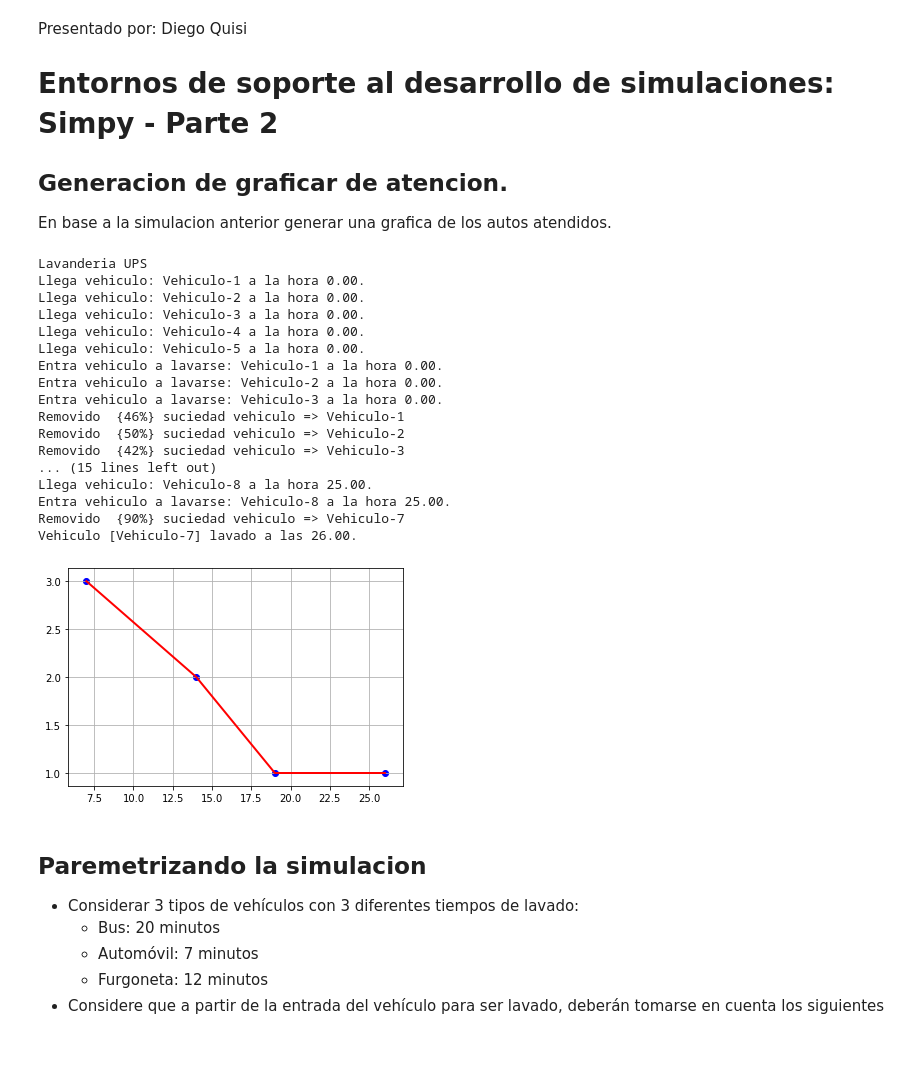
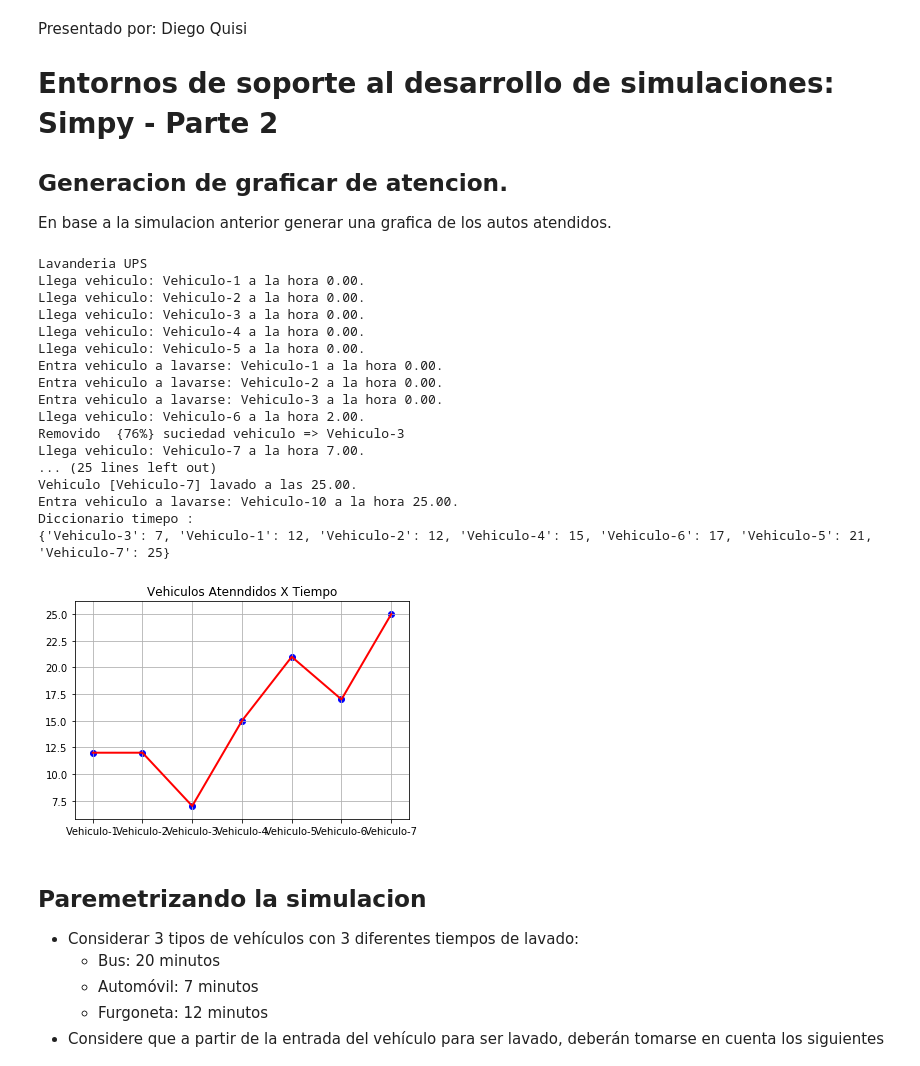
Before and after one commit to dquisi/SimulacionPython, a Jupyter notebook: SimuladorEventosSympyParte2.ipynb, the cells around one changed output. Cells and saved outputs as stored; diff of their text form; code cells hidden in the pictures.

```diff
--- a/SimuladorEventosSympyParte2.ipynb
+++ b/SimuladorEventosSympyParte2.ipynb
@@ -19,9 +19,9 @@ MAX_VEHICULOS = 57
 # Total de maquinas de lavado con que cuenta el negocio
 NUM_MAQUINAS = 3
 # Tiempo que tarda en lavarse un vehiculo (minutos)
-TIEMPO_LAVADO = 7
+TIEMPO_LAVADO = 10
 # Intervalo de tiempo en que llegan vehiculos (minutos)
-INTERVALO_LLEGADA = 9
+INTERVALO_LLEGADA = 3
 # Tiempo de simulación
 TIEMPO_SIMULACION = 27
 
@@ -47,7 +47,7 @@ class Lavanderia(object):
         # ya que esta ultima bloquea el hilo de ejecucion durante 't' unidades de tiempo,
         # mientras que 'yield' no bloquea el hilo de ejecucion, solo lo suspende mientras
         # el evento de 'lavado' se realice
-        yield self.env.timeout(TIEMPO_LAVADO)
+        yield self.env.timeout(random.randint(TIEMPO_LAVADO-5, TIEMPO_LAVADO+5))
 
         # Simulamos que se ha limpiado parte (%) de la suciedad del vehiculo
         # Para el % generamos un entero entre 30 y 90
@@ -71,12 +71,8 @@ def llegada_vehiculo(env, nombre, lavanderia):
         # Una vez que termina la llamada con 'yield', se indica que se ha lavado el vehiculo
         print('Vehiculo [%s] lavado a las %.2f.' % (nombre, env.now))
 
-        k=env.now
-    if k in tiempo:
-        tiempo[k]=tiempo[k]+1
-    else:
-        tiempo[k]=1
 
+        tiempo[nombre]=env.now
 
 
 def ejecutar_simulacion(env, num_maquinas, tiempo_lavado, intervalo):
@@ -93,8 +89,6 @@ def ejecutar_simulacion(env, num_maquinas, tiempo_lavado, intervalo):
         env.process(llegada_vehiculo(env,'Vehiculo-%d'%(i+1),lavanderia))
 
 print('Lavanderia UPS')
-# Inicializamos la semilla aleatoria
-random.seed(77)
 
 # Creamos el entorno de simulacion
 env=simpy.Environment()
@@ -102,6 +96,10 @@ env.process(ejecutar_simulacion(env, NUM_MAQUINAS, TIEMPO_LAVADO, INTERVALO_LLEG
 
 # Ejecutamos el proceso durante el tiempo de simulacion
 env.run(until = TIEMPO_SIMULACION)
+
+
+print("Diccionario timepo :")
+print(tiempo)
 # %% [output]
 Lavanderia UPS
 Llega vehiculo: Vehiculo-1 a la hora 0.00.
@@ -112,24 +110,25 @@ Llega vehiculo: Vehiculo-5 a la hora 0.00.
 Entra vehiculo a lavarse: Vehiculo-1 a la hora 0.00.
 Entra vehiculo a lavarse: Vehiculo-2 a la hora 0.00.
 Entra vehiculo a lavarse: Vehiculo-3 a la hora 0.00.
-Removido  {46%} suciedad vehiculo => Vehiculo-1
-Removido  {50%} suciedad vehiculo => Vehiculo-2
-Removido  {42%} suciedad vehiculo => Vehiculo-3
-... (15 lines left out)
-Llega vehiculo: Vehiculo-8 a la hora 25.00.
-Entra vehiculo a lavarse: Vehiculo-8 a la hora 25.00.
-Removido  {90%} suciedad vehiculo => Vehiculo-7
-Vehiculo [Vehiculo-7] lavado a las 26.00.
+Llega vehiculo: Vehiculo-6 a la hora 2.00.
+Removido  {76%} suciedad vehiculo => Vehiculo-3
+Llega vehiculo: Vehiculo-7 a la hora 7.00.
+... (25 lines left out)
+Vehiculo [Vehiculo-7] lavado a las 25.00.
+Entra vehiculo a lavarse: Vehiculo-10 a la hora 25.00.
+Diccionario timepo :
+{'Vehiculo-3': 7, 'Vehiculo-1': 12, 'Vehiculo-2': 12, 'Vehiculo-4': 15, 'Vehiculo-6': 17, 'Vehiculo-5': 21, 'Vehiculo-7': 25}
 # %%
 # Generamos la grafica
-datos=sorted(tiempo.items())
-x, y =zip(*datos)
-pp.plot(x,y,linewidth=2,color='red')
-pp.scatter(x,y,color='blue')
-pp.grid(True)
-pp.show()
+datos=sorted(tiempo.items()) # Ordenamos los datos
+x, y =zip(*datos) # Obtener x(tiempo - clave) y el y(Numero de vehiculos atendidos - valor)
+pp.plot(x,y,linewidth=2,color='red') #Dibujamos las lineas
+pp.scatter(x,y,color='blue') # Dibujamos los puntos (x,y)
+pp.title("Vehiculos Atenndidos X Tiempo")
+pp.grid(True) #Generamos una cuadricula
+pp.show() #Mostramos el grafico
 # %% [output]
-[figure, old version]
+[figure, new version]
 # %% [markdown]
 ## Paremetrizando la simulacion
 
```
Also changed, not shown: parts of 2 cells of this notebook, 2 other files.
